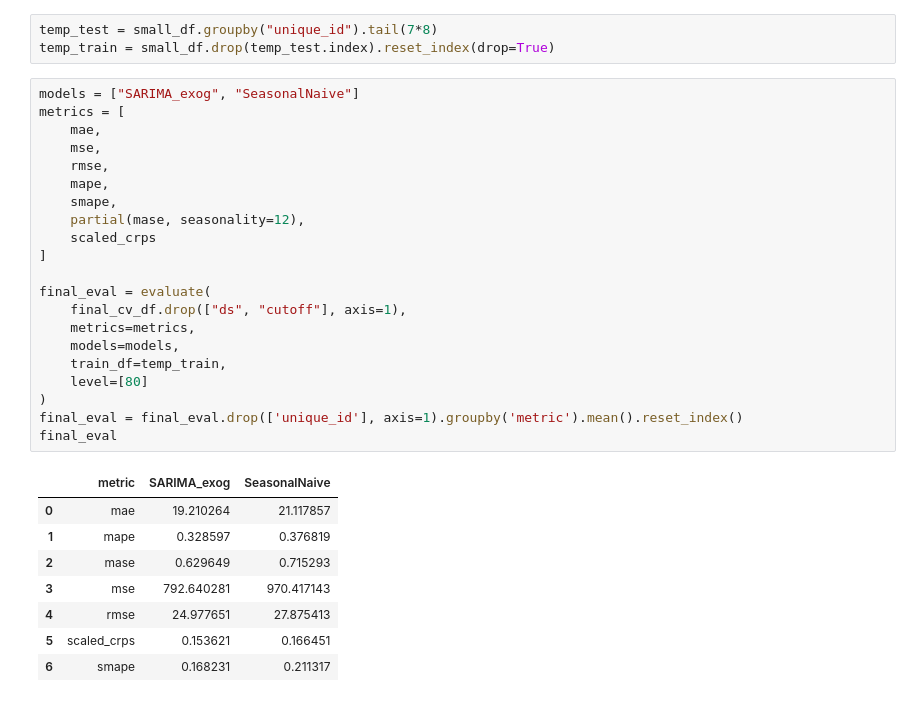
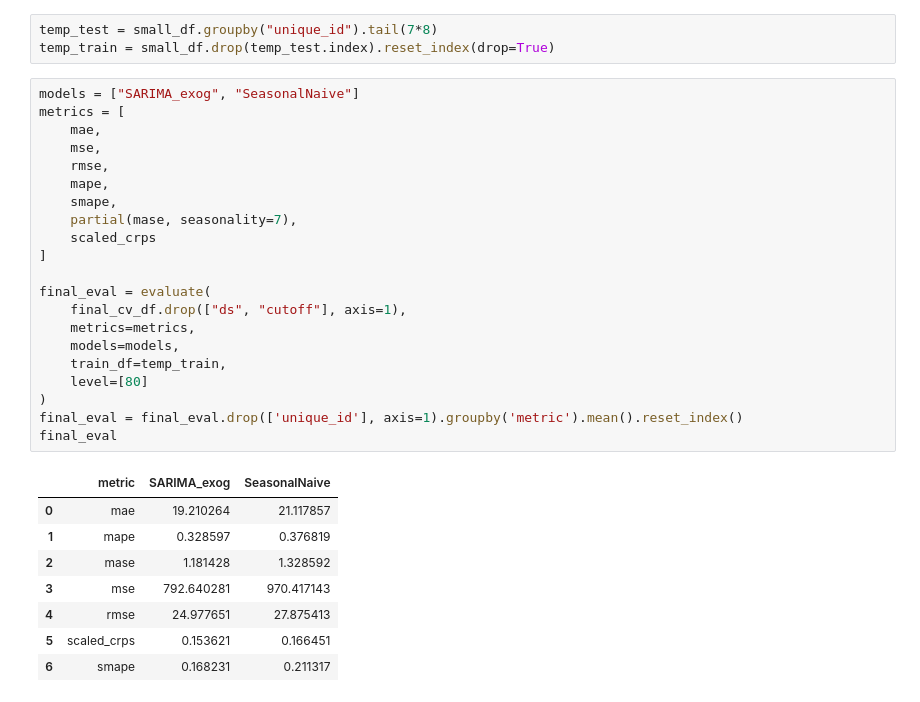
Before and after one commit to marcopeix/youtube_tutorials, a Jupyter notebook: YT_03_forecasting_stats.ipynb, the cells around one changed output. Cells and saved outputs as stored; diff of their text form.

```diff
--- a/YT_03_forecasting_stats.ipynb
+++ b/YT_03_forecasting_stats.ipynb
@@ -578,29 +578,29 @@ temp_train = small_df.drop(temp_test.index).reset_index(drop=True)
 # %%
 models = ["SARIMA_exog", "SeasonalNaive"]
 metrics = [
     mae,
     mse,
     rmse,
     mape,
     smape,
-    partial(mase, seasonality=12),
+    partial(mase, seasonality=7),
     scaled_crps
 ]
 
 final_eval = evaluate(
     final_cv_df.drop(["ds", "cutoff"], axis=1),
     metrics=metrics,
     models=models,
     train_df=temp_train,
     level=[80]
 )
 final_eval = final_eval.drop(['unique_id'], axis=1).groupby('metric').mean().reset_index()
 final_eval
 # %% [output]
 |  | metric | SARIMA_exog | SeasonalNaive |
 | 0 | mae | 19.210264 | 21.117857 |
 | 1 | mape | 0.328597 | 0.376819 |
-| 2 | mase | 0.629649 | 0.715293 |
+| 2 | mase | 1.181428 | 1.328592 |
 | 3 | mse | 792.640281 | 970.417143 |
 | 4 | rmse | 24.977651 | 27.875413 |
 | 5 | scaled_crps | 0.153621 | 0.166451 |
```
Also changed, not shown: parts of 2 cells of this notebook.
